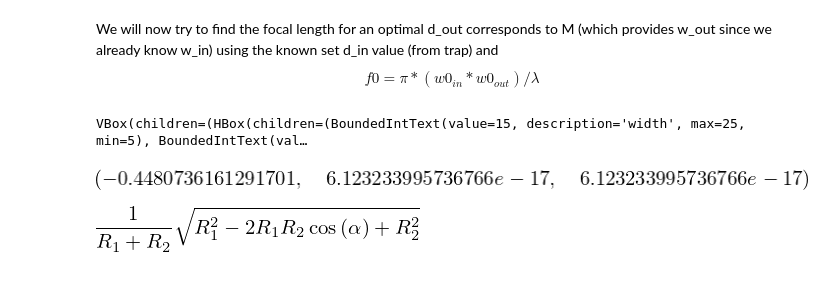
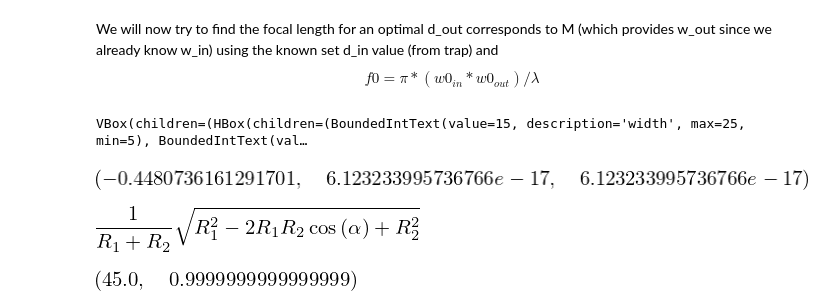
Before and after one commit to aravindhnivas/FELion-Spectrum-Analyser, a Jupyter notebook: testing/THz/GaussianBeamSimulation.ipynb, the cells around one changed output. Cells and saved outputs as stored; diff of their text form; code cells hidden in the pictures; blank space fills up the shorter version.

```diff
--- a/testing/THz/GaussianBeamSimulation.ipynb
+++ b/testing/THz/GaussianBeamSimulation.ipynb
@@ -917,3 +917,7 @@ np.cos(90), np.cos(np.pi/2), np.cos(np.deg2rad(90))
 e_ellipsoid
 # %% [output]
 [figure]
+# %%
+np.degrees(np.arctan(1)), np.tan(np.deg2rad(45))
+# %% [output]
+[figure, added]
```
